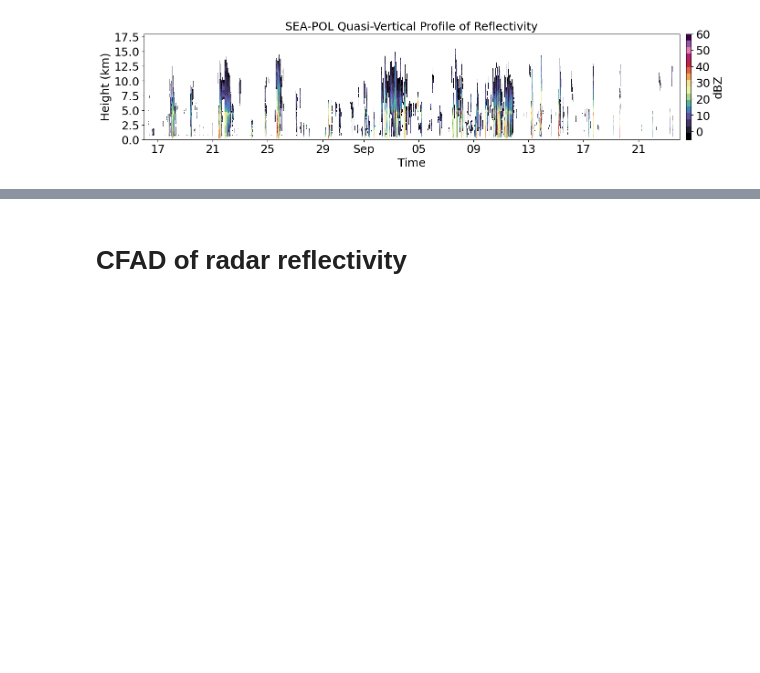
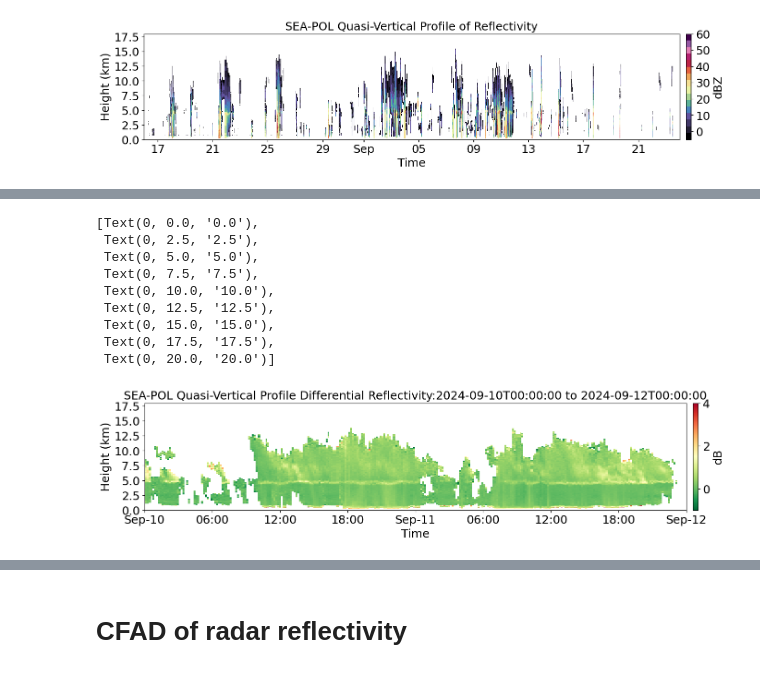
Before and after one commit to allison-wing/PICCOLO, a Jupyter notebook: process_SEAPOL_QVP.ipynb, the cells around one changed output, grey strips where cells are left out. Drawn from its saved outputs; the diff is of its cells as text; code cells hidden in the pictures; blank space fills up the shorter version.

```diff
--- a/process_SEAPOL_QVP.ipynb
+++ b/process_SEAPOL_QVP.ipynb
@@ -230,0 +231,32 @@ ax.set_yticklabels(ax.get_yticklabels(), fontsize=18)
+# %%
+#plot over time period
+fig,ax = plt.subplots(figsize=(18,3))
+zdr_cmap=plt.get_cmap('RdYlGn_r').copy()
+zdr_cmap.set_under(color='white') #set values below vmin to white
+cax = ax.pcolormesh(qvp.time[index1:index2+1], qvp.Z/1000, qvp.ZDR[index1:index2+1,:].transpose(), cmap=zdr_cmap, vmin=-1, vmax=4, shading='auto')
+ax.set_xlim(pd.to_datetime(time1), pd.to_datetime(time2))
+ax.set_ylim(0,18)
+
+cbar = fig.colorbar(cax, ax=ax, orientation='vertical', pad=0.01)
+cbar.ax.tick_params(labelsize=18)
+#cbar.set_ticks(np.arange(-10,61,10))
+cbar.set_label('dB', fontsize=18)
+
+ax.set_title('SEA-POL Quasi-Vertical Profile Differential Reflectivity:' + str(time1) + ' to ' + str(time2),fontsize=18)
+ax.xaxis.set_major_locator(mdates.AutoDateLocator())
+ax.xaxis.set_major_formatter(mdates.ConciseDateFormatter(ax.xaxis.get_major_locator()))
+ax.set_ylabel('Height (km)', fontsize=18)
+ax.set_xlabel('Time',fontsize=18)
+ax.set_xticklabels(ax.get_xticklabels(), fontsize=18)
+ax.set_yticklabels(ax.get_yticklabels(), fontsize=18)
+# %% [output]
+[Text(0, 0.0, '0.0'),
+ Text(0, 2.5, '2.5'),
+ Text(0, 5.0, '5.0'),
+ Text(0, 7.5, '7.5'),
+ Text(0, 10.0, '10.0'),
+ Text(0, 12.5, '12.5'),
+ Text(0, 15.0, '15.0'),
+ Text(0, 17.5, '17.5'),
+ Text(0, 20.0, '20.0')]
+[figure, added]
```
Also changed, not shown: parts of 5 cells of this notebook.
